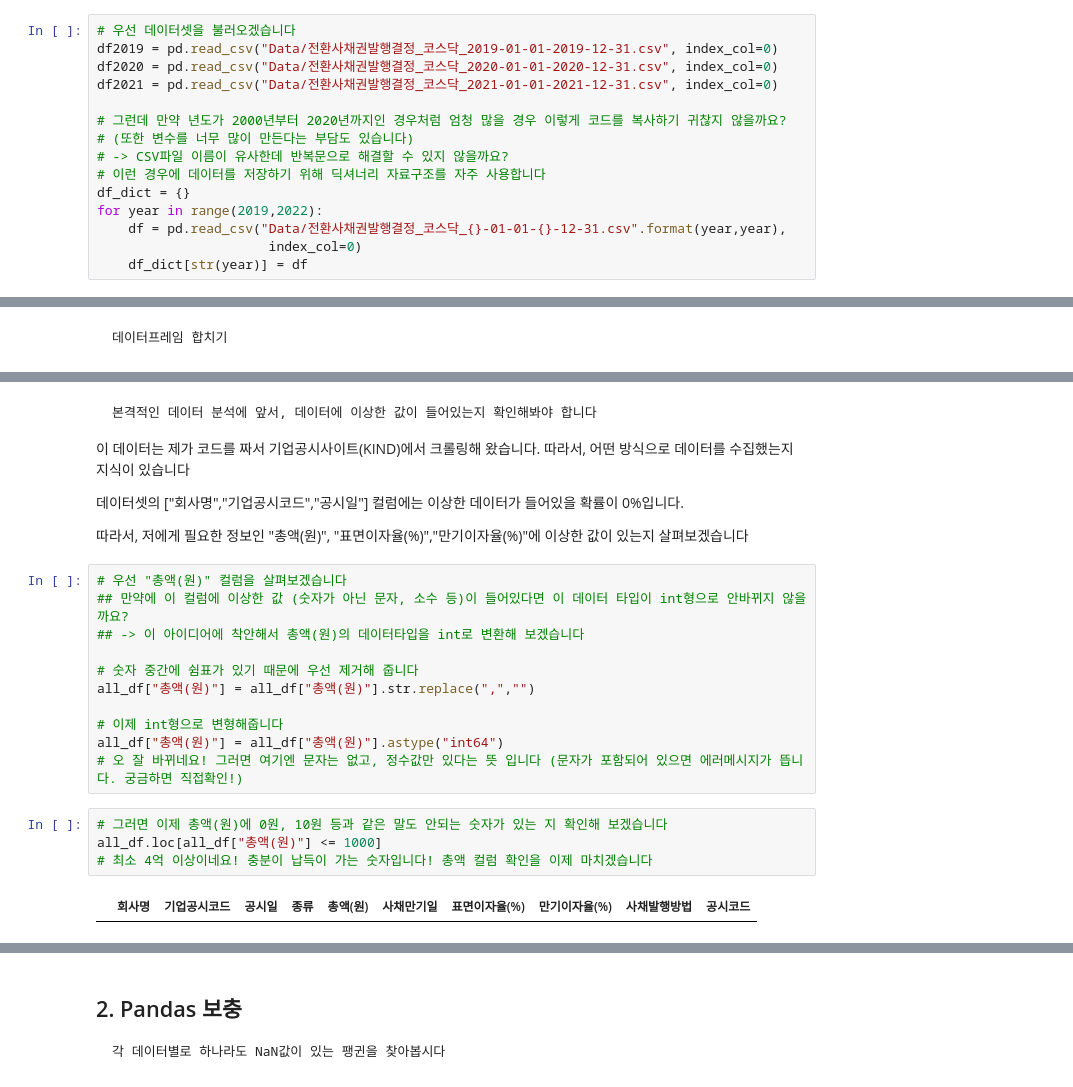
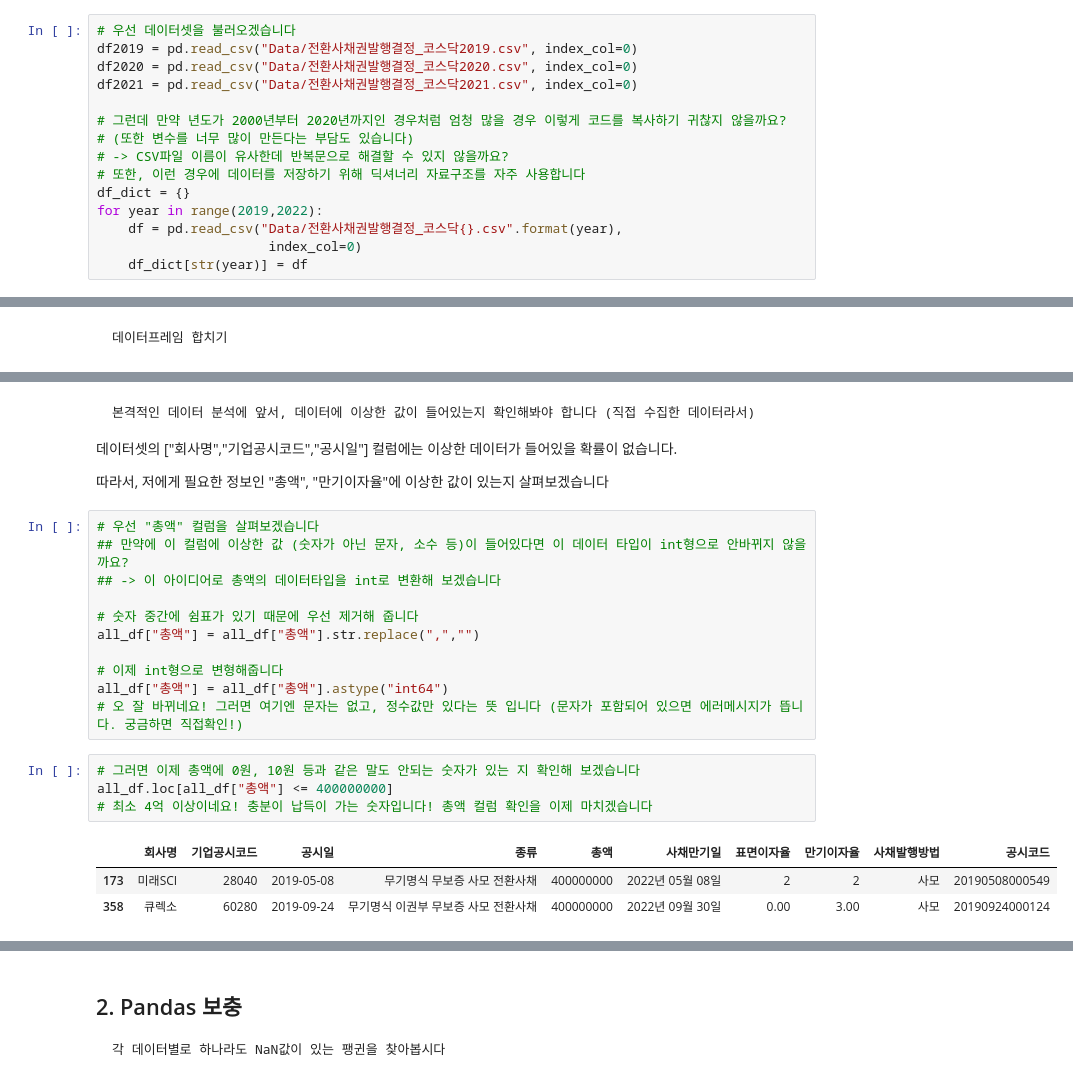
Before and after one commit to Je-Hyeon/FRstudy, a Jupyter notebook: 학기중_스터디/week3/3주차스터디_수업.ipynb, the cells around one changed output, grey strips where cells are left out. Cells and saved outputs as stored; diff of their text form.

```diff
--- a/학기중_스터디/week3/3주차스터디_수업.ipynb
+++ b/학기중_스터디/week3/3주차스터디_수업.ipynb
@@ -19,17 +19,17 @@ import matplotlib.pyplot as plt
     데이터 불러오기
 # %%
 # 우선 데이터셋을 불러오겠습니다
-df2019 = pd.read_csv("Data/전환사채권발행결정_코스닥_2019-01-01-2019-12-31.csv", index_col=0)
-df2020 = pd.read_csv("Data/전환사채권발행결정_코스닥_2020-01-01-2020-12-31.csv", index_col=0)
-df2021 = pd.read_csv("Data/전환사채권발행결정_코스닥_2021-01-01-2021-12-31.csv", index_col=0)
+df2019 = pd.read_csv("Data/전환사채권발행결정_코스닥2019.csv", index_col=0)
+df2020 = pd.read_csv("Data/전환사채권발행결정_코스닥2020.csv", index_col=0)
+df2021 = pd.read_csv("Data/전환사채권발행결정_코스닥2021.csv", index_col=0)
 
 # 그런데 만약 년도가 2000년부터 2020년까지인 경우처럼 엄청 많을 경우 이렇게 코드를 복사하기 귀찮지 않을까요?
 # (또한 변수를 너무 많이 만든다는 부담도 있습니다)
 # -> CSV파일 이름이 유사한데 반복문으로 해결할 수 있지 않을까요?
-# 이런 경우에 데이터를 저장하기 위해 딕셔너리 자료구조를 자주 사용합니다
+# 또한, 이런 경우에 데이터를 저장하기 위해 딕셔너리 자료구조를 자주 사용합니다
 df_dict = {}
 for year in range(2019,2022):
-    df = pd.read_csv("Data/전환사채권발행결정_코스닥_{}-01-01-{}-12-31.csv".format(year,year),
+    df = pd.read_csv("Data/전환사채권발행결정_코스닥{}.csv".format(year),
                       index_col=0)
     df_dict[str(year)] = df
 # %%
@@ -94,28 +94,28 @@ all_df
 | 1372 | 아이톡시 | 52770 | 2021-12-30 | 무기명식 이권부 무보증 전환사채 | 1,500,000,000 | 2051년 12월 31일 | 3.0 | 7.0 | 사모 | 20211230000994 |
 1373 rows × 10 columns
 # %% [markdown]
-    본격적인 데이터 분석에 앞서, 데이터에 이상한 값이 들어있는지 확인해봐야 합니다
+    본격적인 데이터 분석에 앞서, 데이터에 이상한 값이 들어있는지 확인해봐야 합니다 (직접 수집한 데이터라서)
 
-이 데이터는 제가 코드를 짜서 기업공시사이트(KIND)에서 크롤링해 왔습니다. 따라서, 어떤 방식으로 데이터를 수집했는지 지식이 있습니다
+데이터셋의 ["회사명","기업공시코드","공시일"] 컬럼에는 이상한 데이터가 들어있을 확률이 없습니다.
 
-데이터셋의 ["회사명","기업공시코드","공시일"] 컬럼에는 이상한 데이터가 들어있을 확률이 0%입니다.
-
-따라서, 저에게 필요한 정보인 "총액(원)", "표면이자율(%)","만기이자율(%)"에 이상한 값이 있는지 살펴보겠습니다
+따라서, 저에게 필요한 정보인 "총액", "만기이자율"에 이상한 값이 있는지 살펴보겠습니다
 # %%
-# 우선 "총액(원)" 컬럼을 살펴보겠습니다
+# 우선 "총액" 컬럼을 살펴보겠습니다
 ## 만약에 이 컬럼에 이상한 값 (숫자가 아닌 문자, 소수 등)이 들어있다면 이 데이터 타입이 int형으로 안바뀌지 않을까요?
-## -> 이 아이디어에 착안해서 총액(원)의 데이터타입을 int로 변환해 보겠습니다
+## -> 이 아이디어로 총액의 데이터타입을 int로 변환해 보겠습니다
 
 # 숫자 중간에 쉼표가 있기 때문에 우선 제거해 줍니다
-all_df["총액(원)"] = all_df["총액(원)"].str.replace(",","")
+all_df["총액"] = all_df["총액"].str.replace(",","")
 
 # 이제 int형으로 변형해줍니다
-all_df["총액(원)"] = all_df["총액(원)"].astype("int64")
+all_df["총액"] = all_df["총액"].astype("int64")
 # 오 잘 바뀌네요! 그러면 여기엔 문자는 없고, 정수값만 있다는 뜻 입니다 (문자가 포함되어 있으면 에러메시지가 뜹니다. 궁금하면 직접확인!)
 # %%
-# 그러면 이제 총액(원)에 0원, 10원 등과 같은 말도 안되는 숫자가 있는 지 확인해 보겠습니다
-all_df.loc[all_df["총액(원)"] <= 1000]
+# 그러면 이제 총액에 0원, 10원 등과 같은 말도 안되는 숫자가 있는 지 확인해 보겠습니다
+all_df.loc[all_df["총액"] <= 400000000]
 # 최소 4억 이상이네요! 충분이 납득이 가는 숫자입니다! 총액 컬럼 확인을 이제 마치겠습니다
 # %% [output]
-|  | 회사명 | 기업공시코드 | 공시일 | 종류 | 총액(원) | 사채만기일 | 표면이자율(%) | 만기이자율(%) | 사채발행방법 | 공시코드 |
+|  | 회사명 | 기업공시코드 | 공시일 | 종류 | 총액 | 사채만기일 | 표면이자율 | 만기이자율 | 사채발행방법 | 공시코드 |
+| 173 | 미래SCI | 28040 | 2019-05-08 | 무기명식 무보증 사모 전환사채 | 400000000 | 2022년 05월 08일 | 2 | 2 | 사모 | 20190508000549 |
+| 358 | 큐렉소 | 60280 | 2019-09-24 | 무기명식 이권부 무보증 사모 전환사채 | 400000000 | 2022년 09월 30일 | 0.00 | 3.00 | 사모 | 20190924000124 |
 # %%
```
Also changed, not shown: parts of 31 cells of this notebook, 9 other files.
